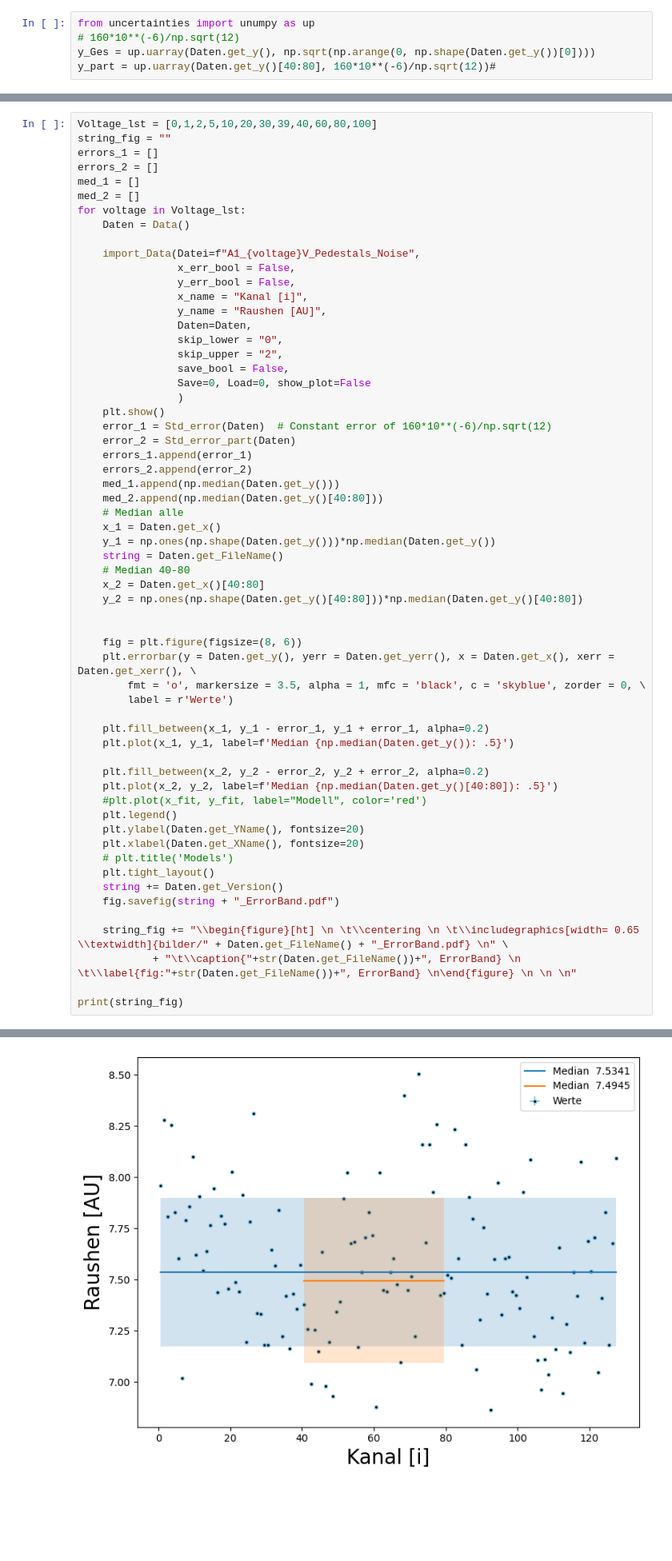
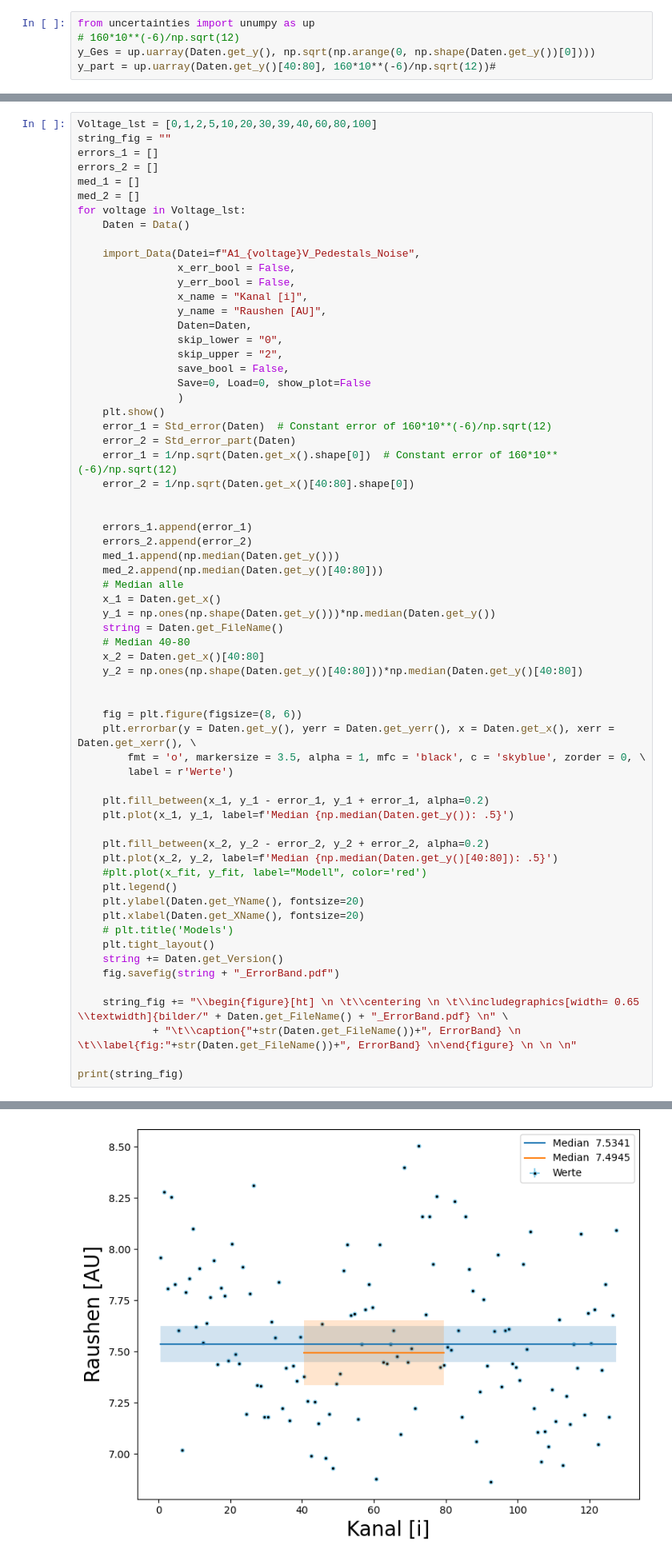
Before and after one commit to TimLockstedt/MP, a Jupyter notebook: FP14/JanTim/A1/Plott_var_func_Manuell.ipynb, the cells around one changed output, grey strips where cells are left out. Shown at 80% size. Saved outputs shown, nothing was run; the diff lists cells and outputs as text; blank space fills up the shorter version.

```diff
--- a/FP14/JanTim/A1/Plott_var_func_Manuell.ipynb
+++ b/FP14/JanTim/A1/Plott_var_func_Manuell.ipynb
@@ -361,6 +361,10 @@ for voltage in Voltage_lst:
     plt.show()
     error_1 = Std_error(Daten)  # Constant error of 160*10**(-6)/np.sqrt(12)
     error_2 = Std_error_part(Daten)
+    error_1 = 1/np.sqrt(Daten.get_x().shape[0])  # Constant error of 160*10**(-6)/np.sqrt(12)
+    error_2 = 1/np.sqrt(Daten.get_x()[40:80].shape[0])
+
+
     errors_1.append(error_1)
     errors_2.append(error_2)
     med_1.append(np.median(Daten.get_y()))
@@ -402 +406 @@ print(string_fig)
-[figure, old version]
+[figure, new version]
```
Also changed, not shown: parts of 1 cell of this notebook, 14 other files.
